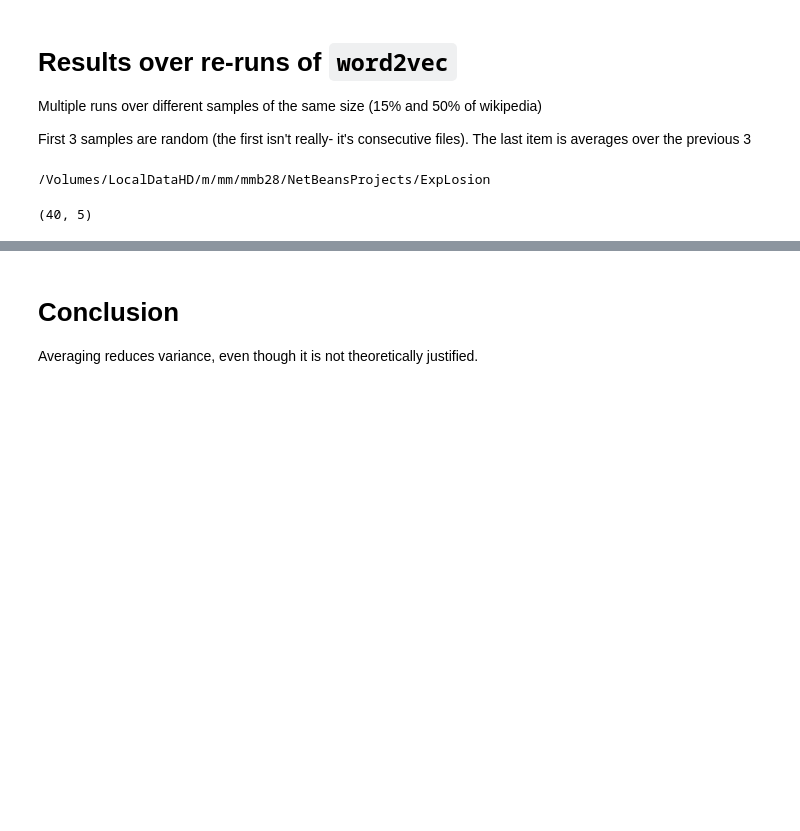
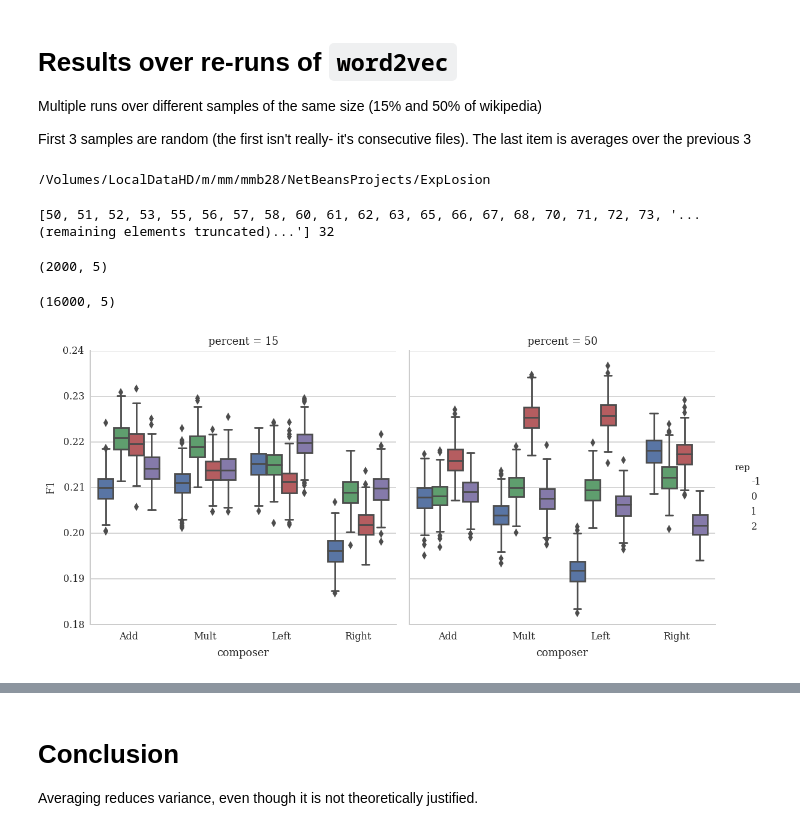
Before and after one commit to mbatchkarov/ExpLosion, a Jupyter notebook: notebooks/significance.ipynb, the cells around one changed output, grey strips where cells are left out. Drawn from its saved outputs; the diff is of its cells as text; code cells hidden in the pictures; blank space fills up the shorter version.

```diff
--- a/notebooks/significance.ipynb
+++ b/notebooks/significance.ipynb
@@ -12,29 +12,38 @@ sns.set_context("paper")
 # %% [output]
 /Volumes/LocalDataHD/m/mm/mmb28/NetBeansProjects/ExpLosion
 # %%
-d = {'vectors__rep__in': [0, 1, 2, -1], # todo add -1 ?????
-     'document_features__in': ['AN_NN'],
-     'vectors__unlabelled_percentage__in': [15, 50],
-     'labelled__in': ['amazon_grouped-tagged'],
-     'vectors__unlabelled__in': ['wiki'],
-     'vectors__algorithm__in': ['word2vec'],
-     'decode_handler__in': ['SignifiedOnlyFeatureHandler'],
-     'k__in': ['3'],
-     'noise__in': ['0.0']}
-exp_ids = Experiment.objects.values_list('id', flat=True).filter(**d)
-scores, folds, ids = get_scores(exp_ids)
-assert ids # we succeeded in getting results
+d = {'vectors__rep__in': [0, 1, 2, -1],
+     'document_features_tr': 'J+N+AN+NN',
+     'document_features_ev': 'AN+NN',
+     'vectors__unlabelled_percentage__in': [15, 50], # todo add 50
+     'labelled': 'amazon_grouped-tagged',
+     'vectors__unlabelled': 'wiki',
+     'vectors__algorithm': 'word2vec',
+     'decode_handler': 'SignifiedOnlyFeatureHandler',
+     'k': 3,
+     'noise': 0.0}
+exp_ids = Experiment.objects.filter(**d).exclude(vectors__composer='Verb').values_list('id', flat=True)
+print(exp_ids, len(exp_ids))
+scores, folds = get_cv_scores_many_experiment(exp_ids)
 
 df = pd.DataFrame({'F1': scores,
                    'cvfold': folds,
-                   'rep': get_vectors_field(ids, 'rep'),
-                   'percent': get_vectors_field(ids, 'unlabelled_percentage'),
-                   'composer': get_vectors_field(ids, 'composer')})
+                   'rep': get_vectors_field(exp_ids, 'rep'),
+                   'percent': get_vectors_field(exp_ids, 'unlabelled_percentage'),
+                   'composer': get_vectors_field(exp_ids, 'composer')})
 df[(df.cvfold==0) & (df.composer=='Add')].to_html('tmp.html')
 df[(df.percent==50) & (df.composer=='Add')].shape
 # df = df[(df.cvfold==0)]
 # df.to_html('tmp.html')
+# !open tmp.html
 # %% [output]
-(40, 5)
+[50, 51, 52, 53, 55, 56, 57, 58, 60, 61, 62, 63, 65, 66, 67, 68, 70, 71, 72, 73, '...(remaining elements truncated)...'] 32
+(2000, 5)
+# %%
+print(df.shape)
+sns.factorplot(x='composer', y='F1', col='percent', hue='rep', kind='box', data=df);
+# %% [output]
+(16000, 5)
+[figure, added]
 # %%
 g = sns.FacetGrid(df,  col='percent', sharey=True);
```
Also changed, not shown: parts of 2 cells of this notebook, 6 other files.
